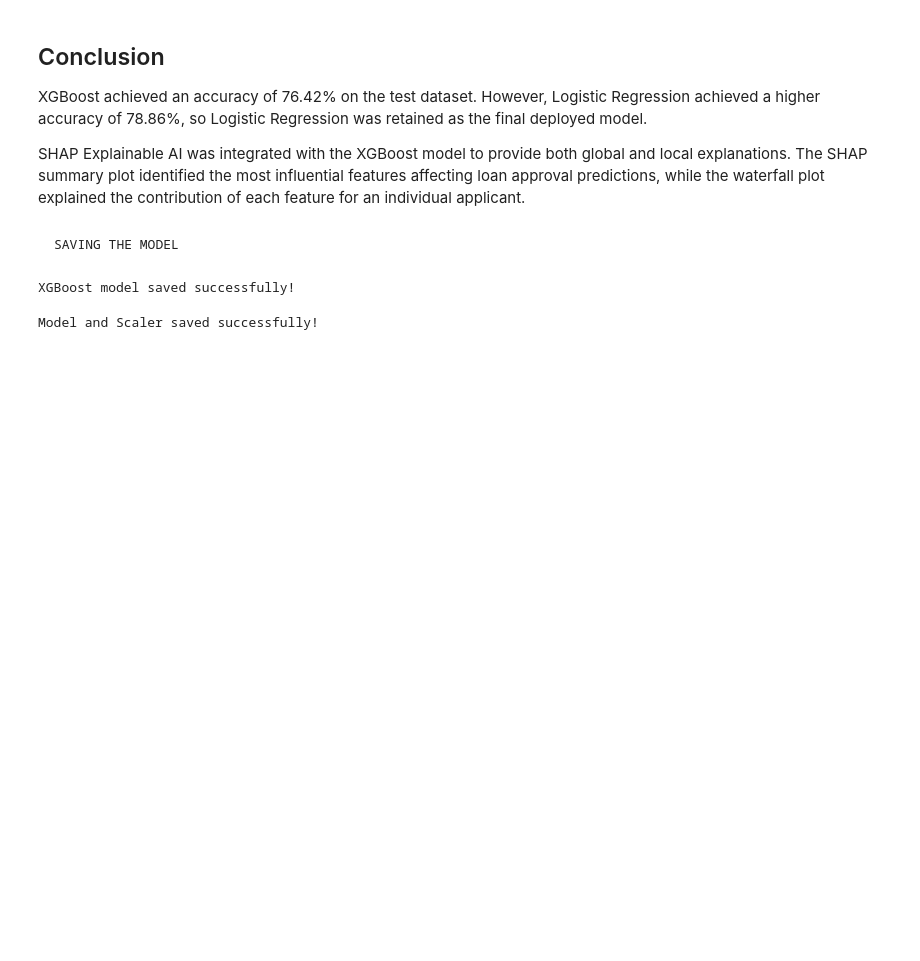
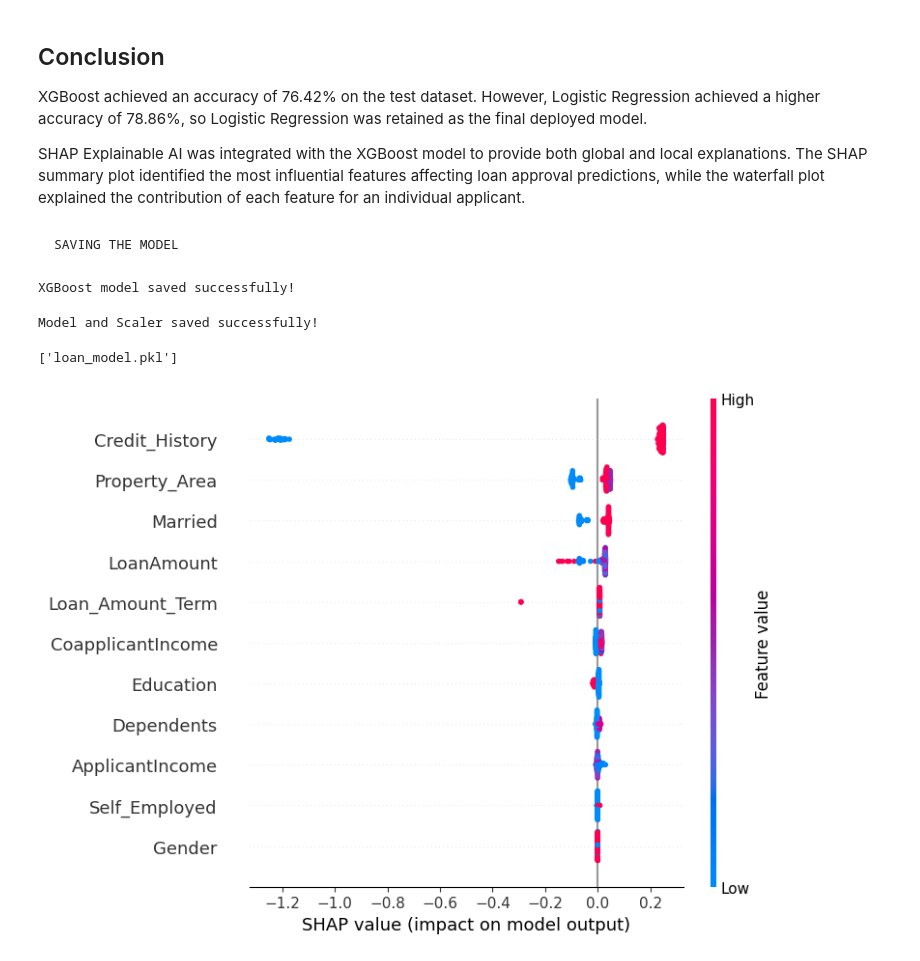
Before and after one commit to lovekaushikk52/loan-approval-prediction, a Jupyter notebook: notebook/Loan_Approval.ipynb, the cells around one changed output. Drawn from its saved outputs; the diff is of its cells as text; code cells hidden in the pictures; blank space fills up the shorter version.

```diff
--- a/notebook/Loan_Approval.ipynb
+++ b/notebook/Loan_Approval.ipynb
@@ -933,3 +933,24 @@ joblib.dump(scaler, "scaler.pkl")
 print("Model and Scaler saved successfully!")
 # %% [output]
 Model and Scaler saved successfully!
+# %%
+import joblib, shap
+import pandas as pd
+import matplotlib.pyplot as plt
+
+# 1. Save the tuned XGBoost model (the scaler stays the same)
+joblib.dump(best_xgb_model, "loan_model.pkl")
+# %% [output]
+['loan_model.pkl']
+# %%
+# 2. SHAP on the tuned model
+x_test_df = pd.DataFrame(x_test, columns=feature_names)
+explainer = shap.TreeExplainer(best_xgb_model)
+shap_values = explainer(x_test_df)
+# %%
+# 3. Summary plot (global)
+shap.summary_plot(shap_values, x_test_df, show=False)
+plt.savefig("shap_summary_tuned.png", dpi=300, bbox_inches="tight")
+plt.show()
+# %% [output]
+[figure, added]
```
Also changed, not shown: parts of 2 cells of this notebook, 3 other files.
